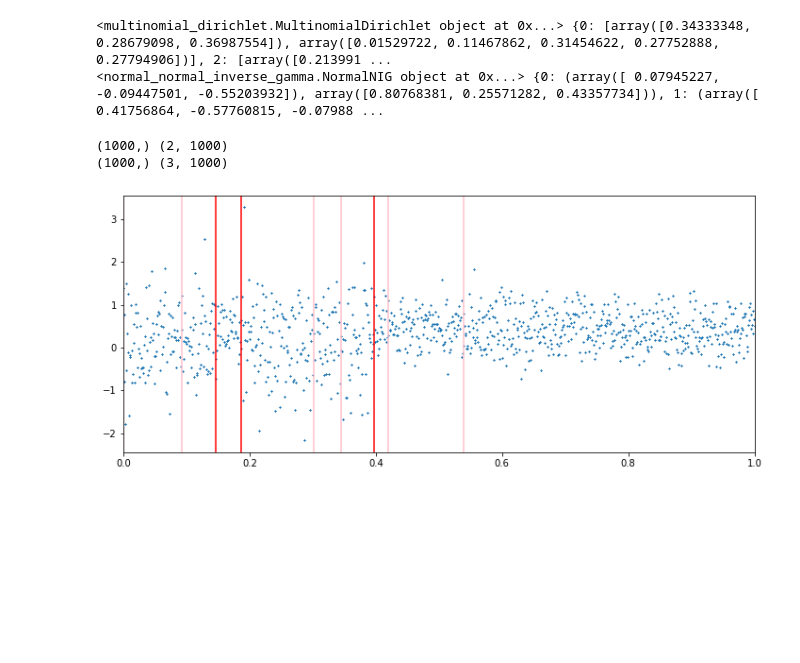
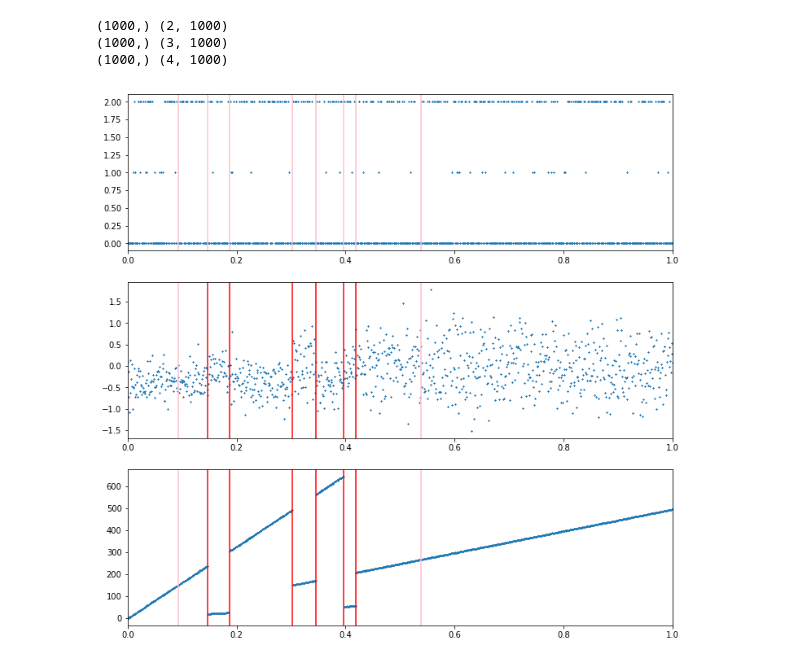
Before and after one commit to naheard/changepoints, a Jupyter notebook: changepoint_simulation.ipynb, the cells around one changed output. Cells and saved outputs as stored; diff of their text form; code cells hidden in the pictures; blank space fills up the shorter version.

Commit message:
debugged normal linear model and simulator

```diff
--- a/changepoint_simulation.ipynb
+++ b/changepoint_simulation.ipynb
@@ -17,15 +20,13 @@ from simulate_changepoint_data import *
 import matplotlib.pyplot as plt
 # %%
 n=1000
-lambda_cps=.1
+lambda_cps=.01
 seed=1
 probability_models=[]
 probability_models.append(MultinomialDirichlet(k=np.array([3,5],dtype=int),alpha=1))
 probability_models.append(NormalNIG(p=3,alpha_beta=[1,.1],v=1))
+probability_models.append(NormalLinearModel(p=4,alpha_beta=[1,.1],v=1))
 tau,regimes,inclusion_vectors,xys=simulate(n,probability_models,seed=seed,lambda_cps=lambda_cps)
-# %% [output]
-<multinomial_dirichlet.MultinomialDirichlet object at 0x...> {0: [array([0.34333348, 0.28679098, 0.36987554]), array([0.01529722, 0.11467862, 0.31454622, 0.27752888, 0.27794906])], 2: [array([0.213991 ...
-<normal_normal_inverse_gamma.NormalNIG object at 0x...> {0: (array([ 0.07945227, -0.09447501, -0.55203932]), array([0.80768381, 0.25571282, 0.43357734])), 1: (array([ 0.41756864, -0.57760815, -0.07988 ...
 # %%
 # show the sizes of the x (time points) and y (data values) matrices generated for each probability model
 for _ in range(len(xys)):
@@ -34,21 +35,23 @@ for _ in range(len(xys)):
 # %% [output]
 (1000,) (2, 1000)
 (1000,) (3, 1000)
+(1000,) (4, 1000)
 # %%
-plt.figure(figsize=(12,5))
-plt.autoscale(enable=True, axis='x', tight=True)
-pm_index=1
-x,y=xys[pm_index]
-r=regimes[0]
-for i in range(len(tau)):
-    new_r=regimes[i+1]
-    if inclusion_vectors[pm_index,new_r] and new_r!=r:
-        plt.axvline(x=tau[i],color='red')
-        r=new_r
-    else:
-        plt.axvline(x=tau[i],color='pink')
+plt.figure(figsize=(12,4*len(probability_models)))
+for pm_index in range(len(probability_models)):
+    plt.subplot(len(probability_models), 1, pm_index+1)
+    plt.autoscale(enable=True, axis='x', tight=True)
+    x,y=xys[pm_index]
+    r=regimes[0]
+    for i in range(len(tau)):
+        new_r=regimes[i+1]
+        if inclusion_vectors[pm_index,new_r] and new_r!=r:
+            plt.axvline(x=tau[i],color='red')
+            r=new_r
+        else:
+            plt.axvline(x=tau[i],color='pink')
 
-plt.scatter(x,y[0,],marker="x",s=1.5)
+    plt.scatter(x,y[0,],marker="x",s=1.5)
 plt.show()
 # %% [output]
-[figure, old version]
+[figure, new version]
```
Also changed, not shown: parts of 1 cell of this notebook, 9 other files.
